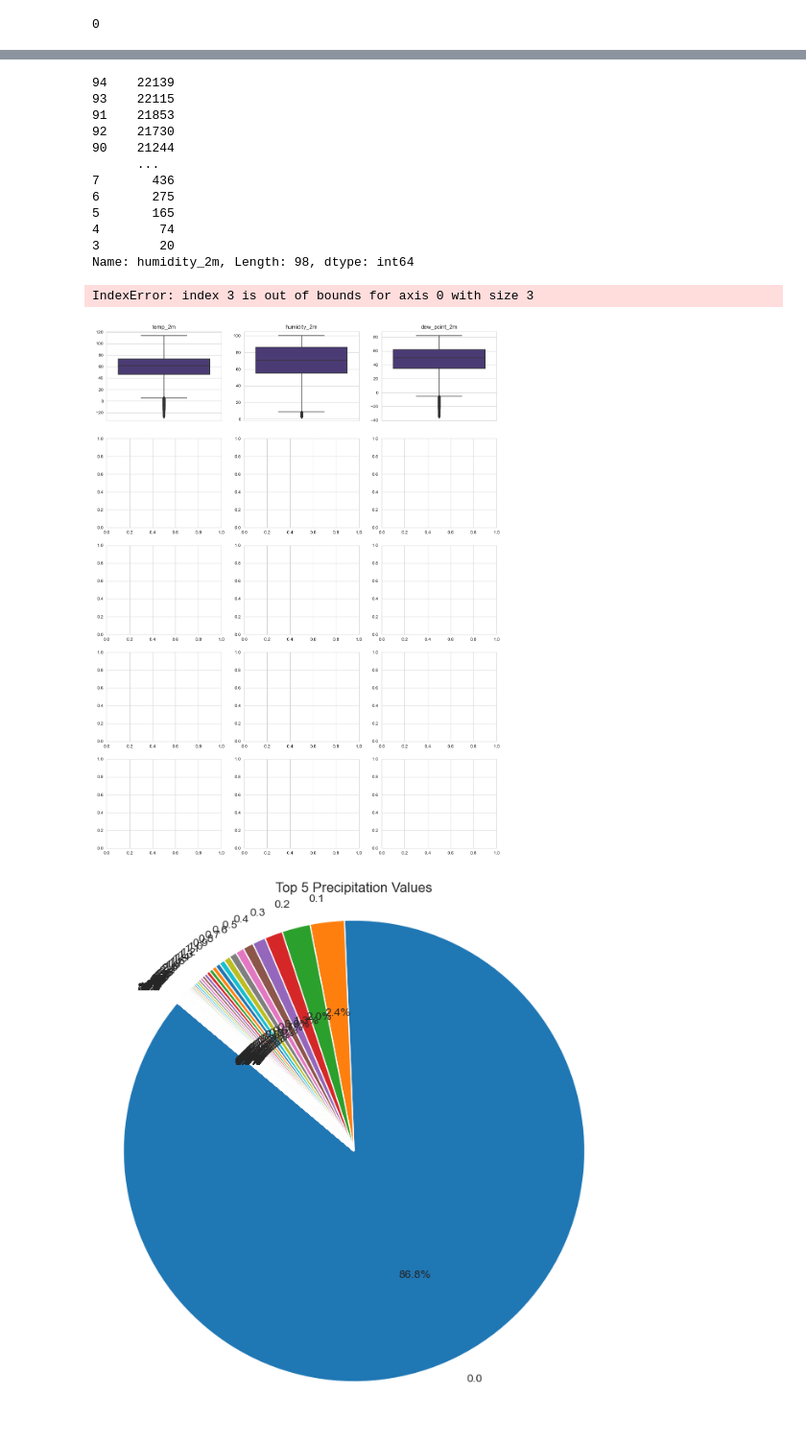
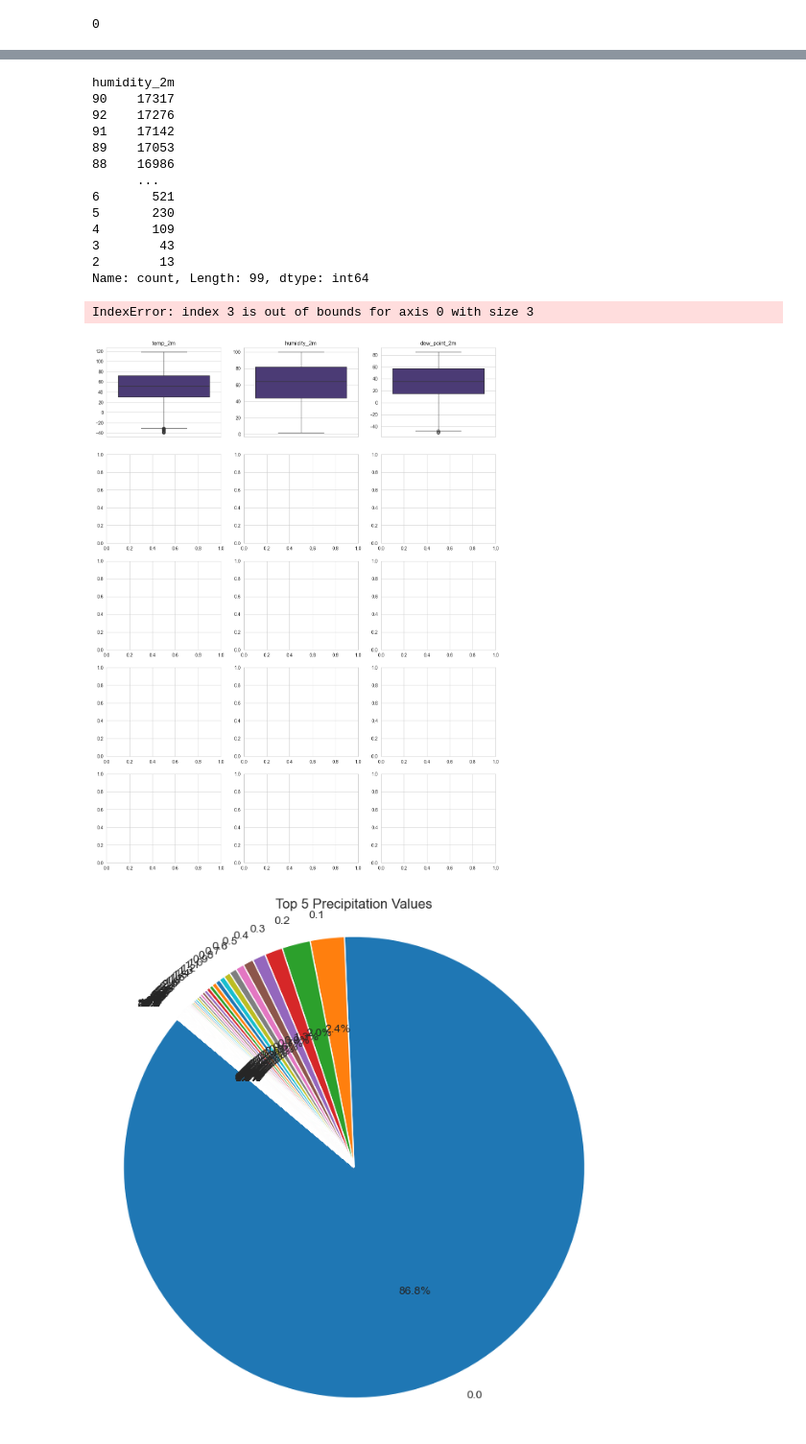
Before and after one commit to naveenasokan/-Weather-Forecasting-with-Deep-Learning, a Jupyter notebook: Report_2_EDA.ipynb, the cells around one changed output, grey strips where cells are left out. Shown at 96% size. Cells and saved outputs as stored; diff of their text form; code cells hidden in the pictures.

```diff
--- a/Report_2_EDA.ipynb
+++ b/Report_2_EDA.ipynb
@@ -13,7 +13,7 @@ Drive already mounted at /content/drive; to attempt to forcibly remount, call dr
 # %%
 df=pd.read_csv("/content/drive/MyDrive/weather_1970-2024.csv",skiprows=3)
 # %%
-df=pd.read_csv("weather_data_5_states.csv",skiprows=7)
+df=pd.read_csv("weather_data_5_cities.csv",skiprows=7)
 # %%
 df.head()
 # %% [output]
@@ -42,10 +33,10 @@ ValueError: Length mismatch: Expected axis has 31 elements, new values have 16 e
 # %%
-df.columns = ['time', 'temp_2m', 'humidity_2m', 'dew_point_2m', 'apparent_temp', 'precip', 'rain', 'snowfall',
+df.columns = ['time','temp_2m', 'humidity_2m', 'dew_point_2m', 'apparent_temp', 'precip', 'rain', 'snowfall',
               'snow_depth', 'weather_code', 'msl_pressure', 'surface_pressure', 'cloud_cover_total',
               'cloud_cover_low', 'cloud_cover_mid', 'cloud_cover_high', 'et0', 'vpd', 'wind_speed_10m',
               'wind_speed_100m', 'wind_dir_10m', 'wind_dir_100m', 'wind_gusts_10m', 'soil_temp_0_7cm',
               'soil_temp_7_28cm', 'soil_temp_28_100cm', 'soil_temp_100_255cm', 'soil_moisture_0_7cm',
-              'soil_moisture_7_28cm', 'soil_moisture_28_100cm','soil_moisture_100_255cm']
+              'soil_moisture_7_28cm', 'soil_moisture_28_100cm']
 # %%
 df.info()
 # %% [output]
@@ -275,49 +275,50 @@ plt.show()
 # %%
 df.humidity_2m.value_counts()
 # %% [output]
-94    22139
-93    22115
-91    21853
-92    21730
-90    21244
+humidity_2m
+90    17317
+92    17276
+91    17142
+89    17053
+88    16986
       ...
-7       436
-6       275
-5       165
-4        74
-3        20
-Name: humidity_2m, Length: 98, dtype: int64
+6       521
+5       230
+4       109
+3        43
+2        13
+Name: count, Length: 99, dtype: int64
 # %%
 columns = [ 'temp_2m', 'humidity_2m', 'dew_point_2m', 'apparent_temp', 'precip', 'rain', 'snowfall',
               'snow_depth','msl_pressure', 'surface_pressure', 'cloud_cover_total',
               'cloud_cover_low', 'cloud_cover_mid', 'cloud_cover_high', 'et0', 'vpd', 'wind_speed_10m',
               'wind_speed_100m', 'wind_dir_10m', 'wind_dir_100m', 'wind_gusts_10m', 'soil_temp_0_7cm',
               'soil_temp_7_28cm', 'soil_temp_28_100cm', 'soil_temp_100_255cm', 'soil_moisture_0_7cm',
-              'soil_moisture_7_28cm', 'soil_moisture_28_100cm','soil_moisture_100_255cm']
+              'soil_moisture_7_28cm', 'soil_moisture_28_100cm']
 
 
 color = sns.color_palette("viridis")
 sns.set_style("whitegrid")
 
 fig, ax1 = plt.subplots(5, 3, figsize=(15, 20))
 k = 0
 
 for i in range(8):
     for j in range(4):
         if k < len(columns):
             sns.boxplot(y=df[columns[k]], ax=ax1[i][j], palette=color)
             ax1[i][j].set_title(columns[k])
             ax1[i][j].set_ylabel(None)
             ax1[i][j].set_xlabel(None)
             k += 1
         else:
             ax1[i][j].set_visible(False)
 
 plt.tight_layout()
 plt.show()
 # %% [output]
 IndexError: index 3 is out of bounds for axis 0 with size 3
-[figure, old version]
+[figure, new version]
 # %%
 
 precip_counts = df['precip'].value_counts()[:]
```
Also changed, not shown: parts of 11 cells of this notebook, 3 other files.
